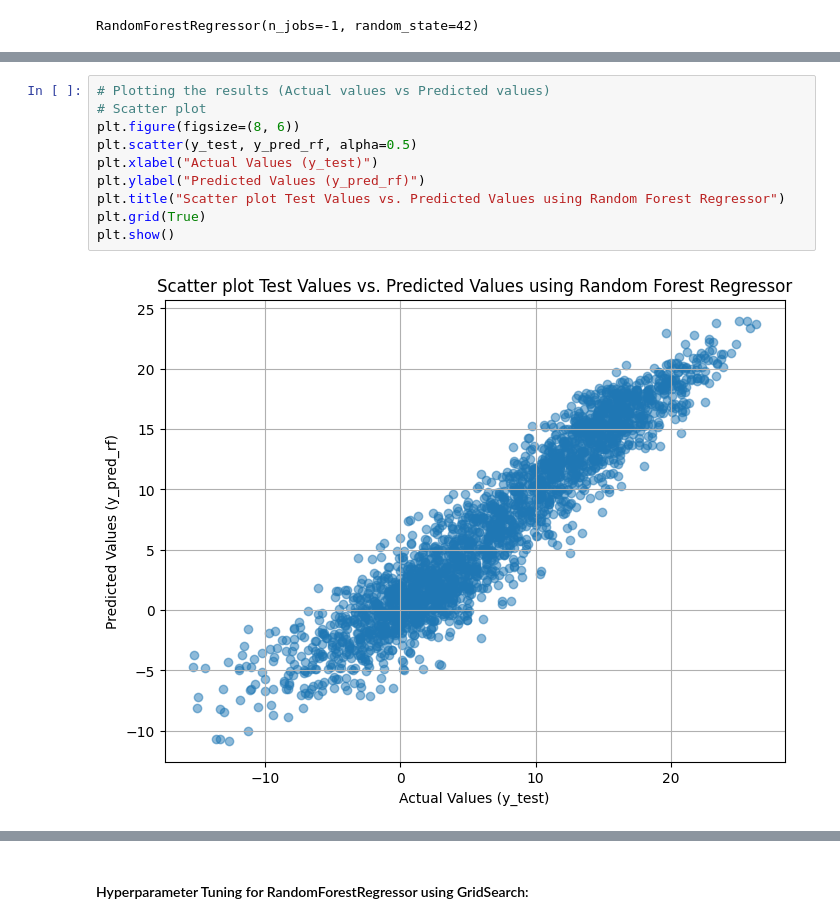
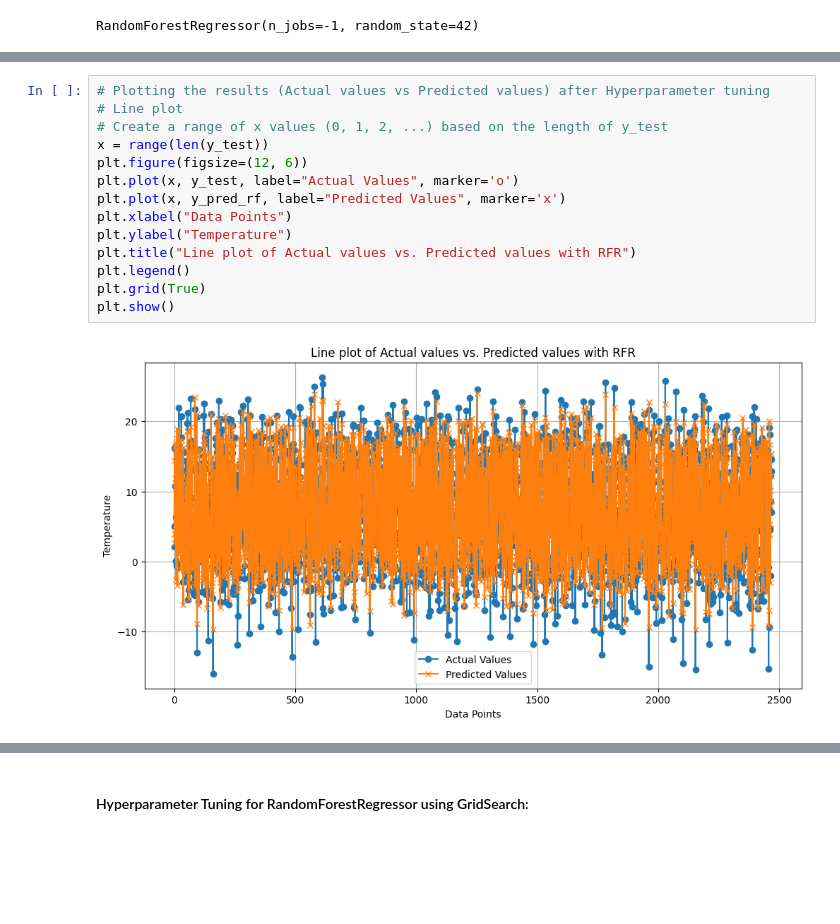
Before and after one commit to Reethikaraj/Stockholm_temperature_ML, a Jupyter notebook: II2202_project.ipynb, the cells around one changed output, grey strips where cells are left out. Saved outputs shown, nothing was run; the diff lists cells and outputs as text; blank space fills up the shorter version.

```diff
--- a/II2202_project.ipynb
+++ b/II2202_project.ipynb
@@ -592,12 +652,16 @@ y_pred_rf.shape, y_pred_rf
 # %%
-# Plotting the results (Actual values vs Predicted values)
-# Scatter plot
-plt.figure(figsize=(8, 6))
-plt.scatter(y_test, y_pred_rf, alpha=0.5)
-plt.xlabel("Actual Values (y_test)")
-plt.ylabel("Predicted Values (y_pred_rf)")
-plt.title("Scatter plot Test Values vs. Predicted Values using Random Forest Regressor")
+# Plotting the results (Actual values vs Predicted values) after Hyperparameter tuning
+# Line plot
+# Create a range of x values (0, 1, 2, ...) based on the length of y_test
+x = range(len(y_test))
+plt.figure(figsize=(12, 6))
+plt.plot(x, y_test, label="Actual Values", marker='o')
+plt.plot(x, y_pred_rf, label="Predicted Values", marker='x')
+plt.xlabel("Data Points")
+plt.ylabel("Temperature")
+plt.title("Line plot of Actual values vs. Predicted values with RFR")
+plt.legend()
 plt.grid(True)
 plt.show()
 # %% [output]
-[figure, old version]
+[figure, new version]
```
Also changed, not shown: parts of 35 cells of this notebook.
